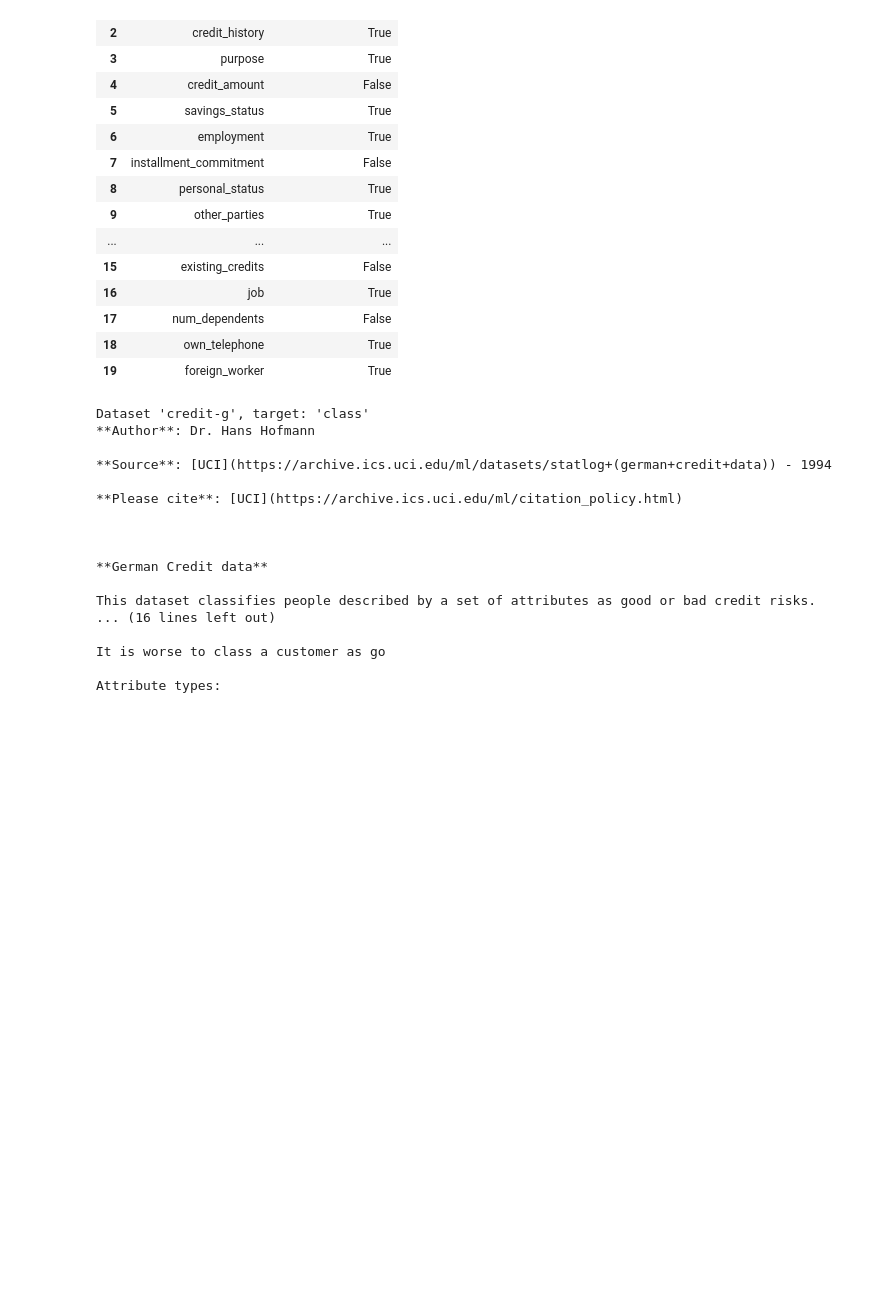
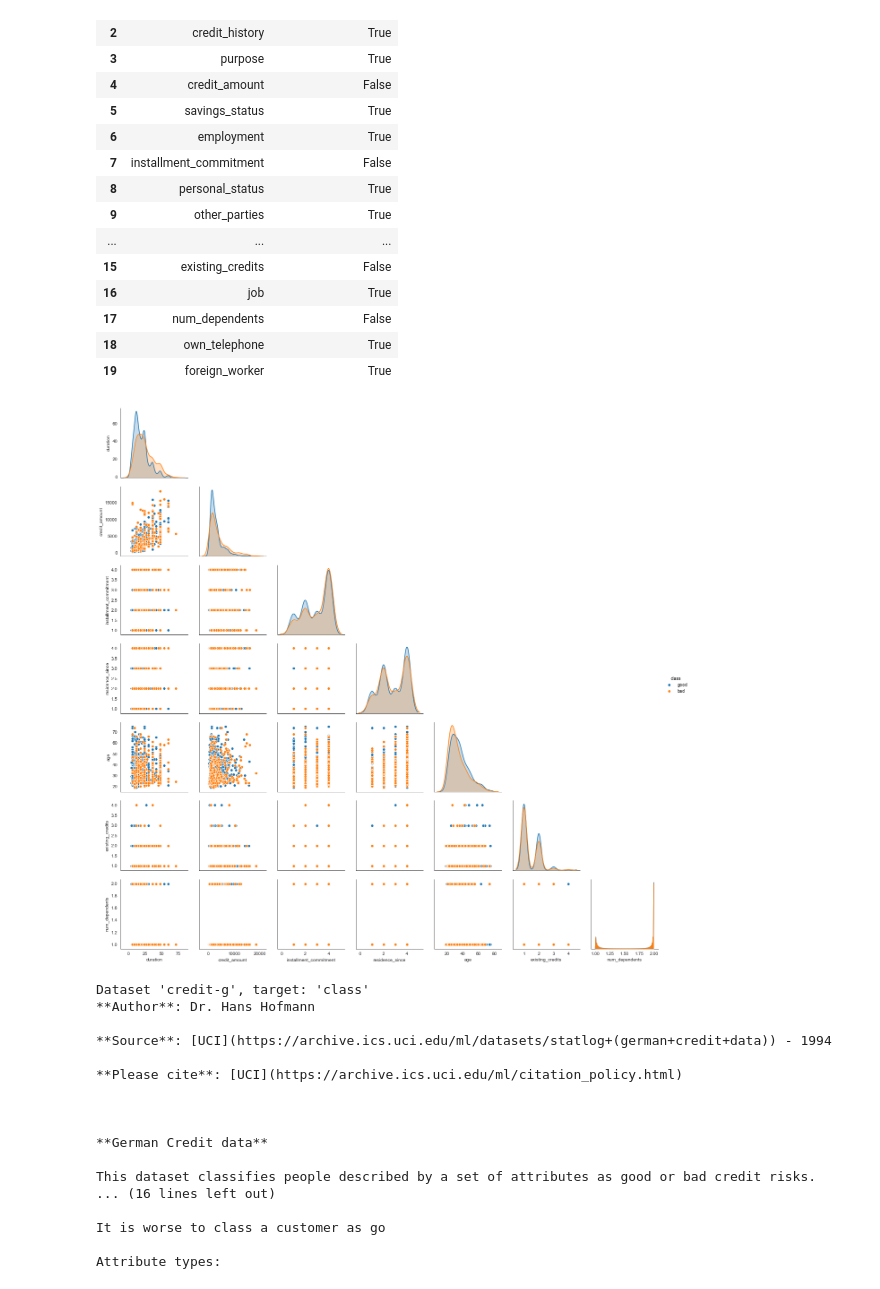
Before and after one commit to SharmaRupali/jenga, a Jupyter notebook: experimental_setup.ipynb, the cells around one changed output. Saved outputs shown, nothing was run; the diff lists cells and outputs as text; code cells hidden in the pictures; blank space fills up the shorter version.

Commit message:
added visualization method: see plots for the original and corrupted datasets

```diff
--- a/experimental_setup.ipynb
+++ b/experimental_setup.ipynb
@@ -203,6 +206,17 @@ display(attribute_types)
 | 17 | num_dependents | False |
 | 18 | own_telephone | True |
 | 19 | foreign_worker | True |
+# %%
+sns.set_style("white") # grid/no grid style: darkgrid, whitegrid, dark, white, ticks
+
+def hide_current_axis(*args, **kwds):
+    plt.gca().set_visible(False)
+
+plot = sns.pairplot(all_data, hue="class")
+plot.map_upper(hide_current_axis)
+plt.show()
+# %% [output]
+[figure, added]
 # %%
 def get_alldata(dataset_name):
     ''' Get dataset from the OpenML Datasets and tranform it for use.
```
Also changed, not shown: parts of 7 cells of this notebook.
